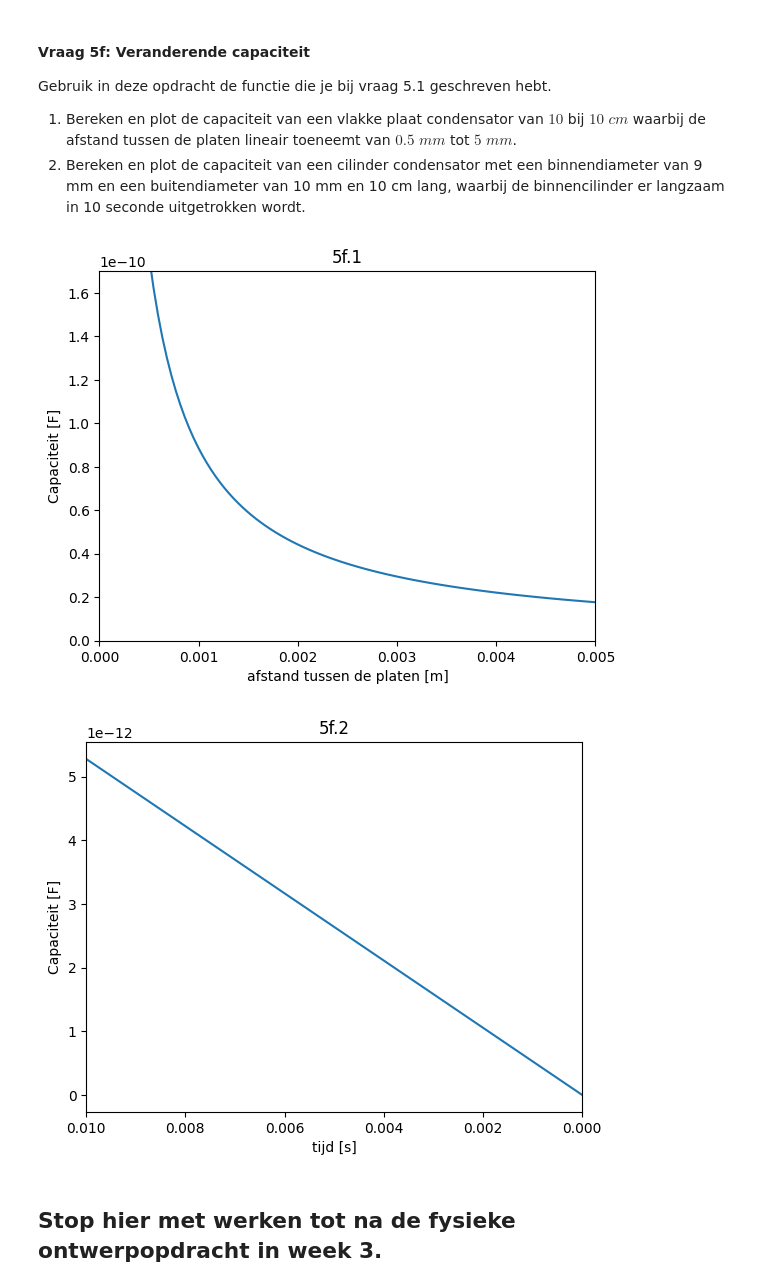
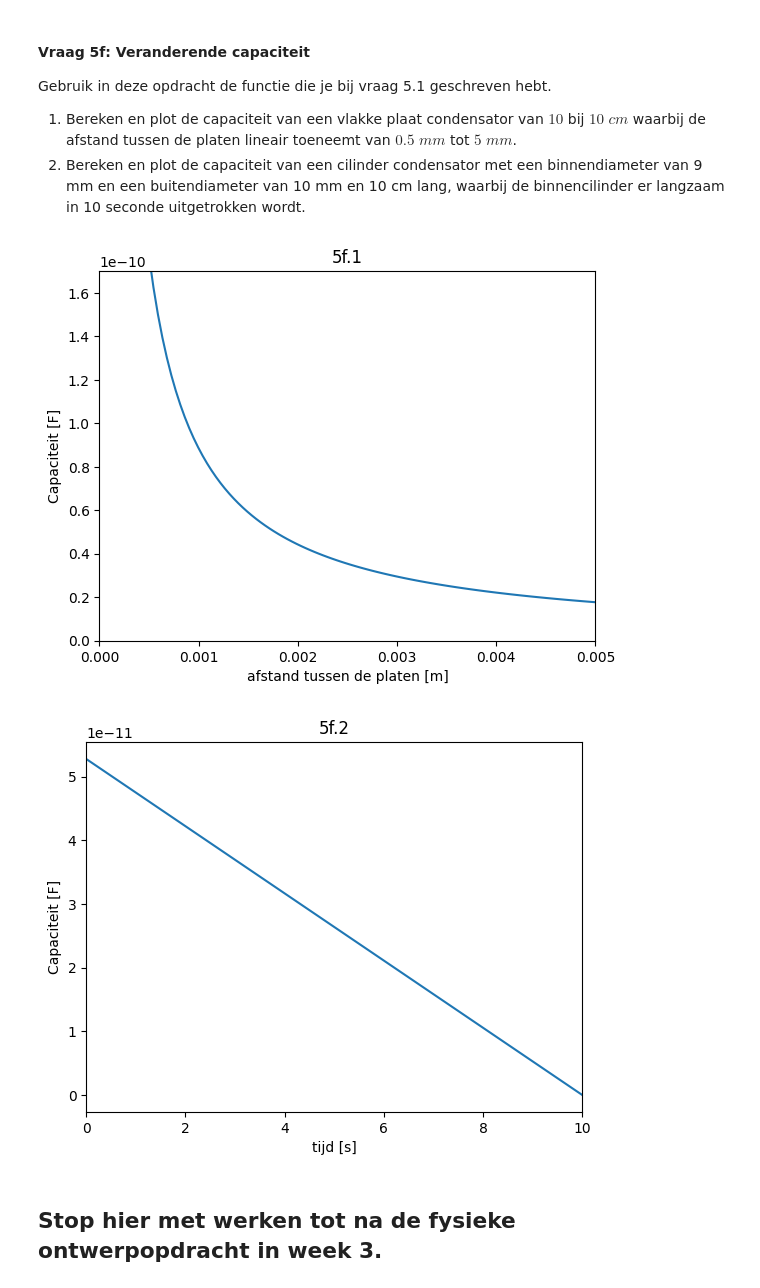
Before and after one commit to FS314159265358979323846264338/opdrachten-DEF-D, a Jupyter notebook: DigitaleOntwerpopdrachten/1CondensatorOpdracht/CondensatorOntwerpopdracht.ipynb, the cells around one changed output. Cells and saved outputs as stored; diff of their text form; code cells hidden in the pictures.

```diff
--- a/DigitaleOntwerpopdrachten/1CondensatorOpdracht/CondensatorOntwerpopdracht.ipynb
+++ b/DigitaleOntwerpopdrachten/1CondensatorOpdracht/CondensatorOntwerpopdracht.ipynb
@@ -805,36 +804,36 @@ Gebruik in deze opdracht de functie die je bij vraag 5.1 geschreven hebt.
 # %%
 ###
 ###Jouw code hier###
 # 1.
 A_5f = 0.1*0.1 # m
 d_5f = np.linspace(0.0005,0.005,101)
 C_5f1 = epsilon0*A_5f/d_5f
 plt.figure()
 plt.plot(d_5f,C_5f1)
 plt.xlabel('afstand tussen de platen [m]')
 plt.ylabel('Capaciteit [F]')
 plt.xlim(0,0.005)
 plt.ylim(0,1.7e-10)
 plt.title('5f.1')
 plt.show()
 
 # 2.
 r_5f_bin = 4.5e-3
 r_5f_uit = 5e-3
-l_5f = np.linspace(0,10e-3,10)
+l_5f = np.linspace(0.1,0,10)
 C_5f2 = 2*np.pi*epsilon0*l_5f/(np.log(r_5f_uit/r_5f_bin))
-
+tijd = np.linspace(0,10,10)
 plt.figure()
-plt.plot(l_5f,C_5f2)
+plt.plot(tijd,C_5f2)
 plt.xlabel('tijd [s]')
 plt.ylabel('Capaciteit [F]')
-plt.xlim(10e-3,0)
+plt.xlim(0,10)
 plt.title('5f.2')
 plt.show()
 ###
 # %% [output]
 [figure]
-[figure, old version]
+[figure, new version]
 # %% [markdown]
 ## Stop hier met werken tot na de fysieke ontwerpopdracht in week 3.
 # %% [markdown]
```
Also changed, not shown: parts of 9 cells of this notebook.
